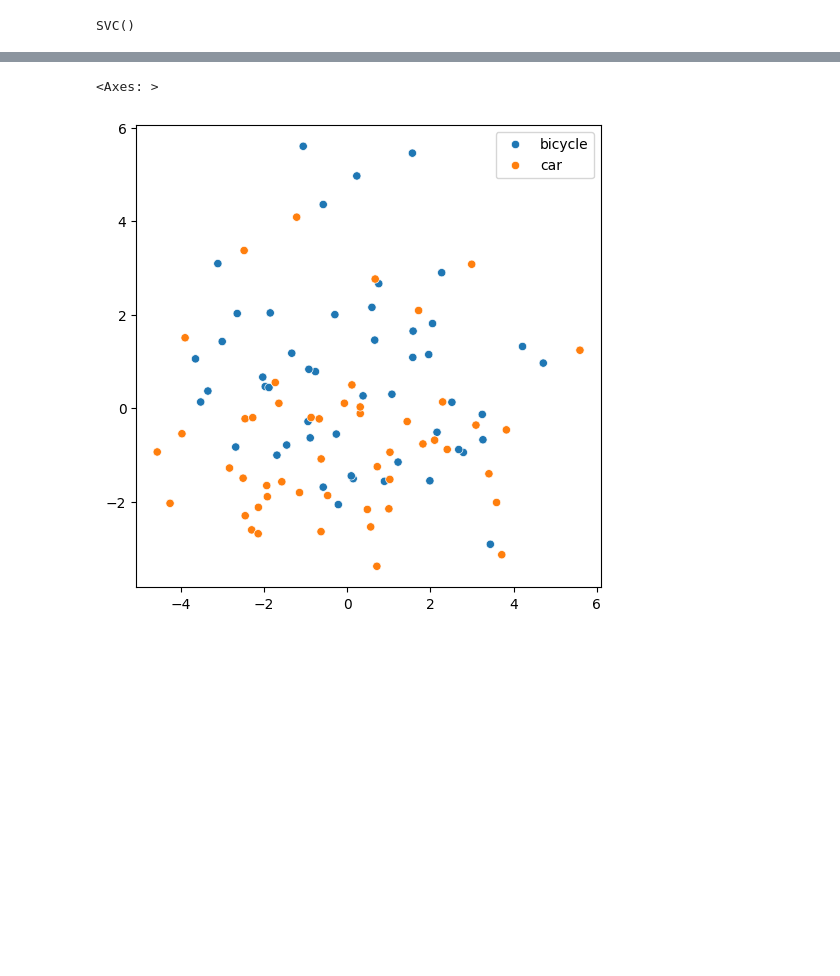
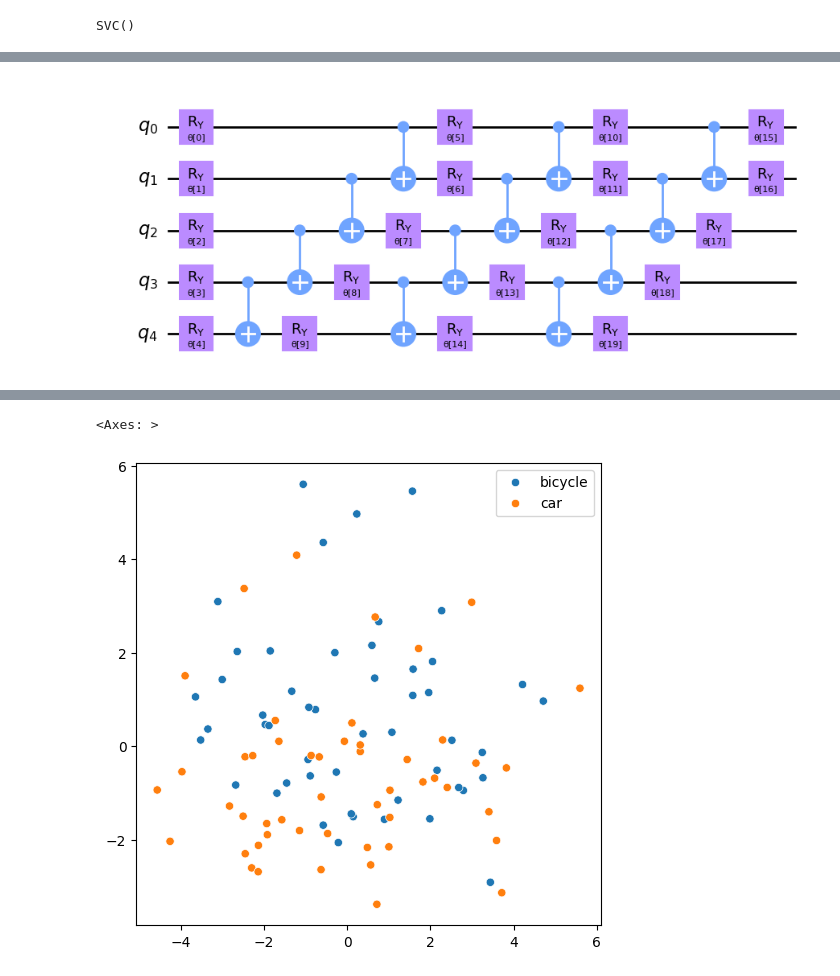
Before and after one commit to Rithvik-Rajesh/classical-quantum-sketch-ml, a Jupyter notebook: Quantum/QML.ipynb, the cells around one changed output, grey strips where cells are left out. Cells and saved outputs as stored; diff of their text form; code cells hidden in the pictures; blank space fills up the shorter version.

```diff
--- a/Quantum/QML.ipynb
+++ b/Quantum/QML.ipynb
@@ -163,7 +164,9 @@ Classical SVC on the test dataset:     0.85
 # %%
 
-# ansatz = RealAmplitudes(num_qubits=num_features, reps=3)
-# ansatz.decompose().draw(output="mpl", style="clifford", fold=20)
+ansatz = RealAmplitudes(num_qubits=num_features, reps=3)
+ansatz.decompose().draw(output="mpl", style="clifford", fold=20)
+# %% [output]
+[figure, added]
 # %%
 
 # optimizer = COBYLA(maxiter=100)
```
Also changed, not shown: parts of 7 cells of this notebook, 10 other files.
